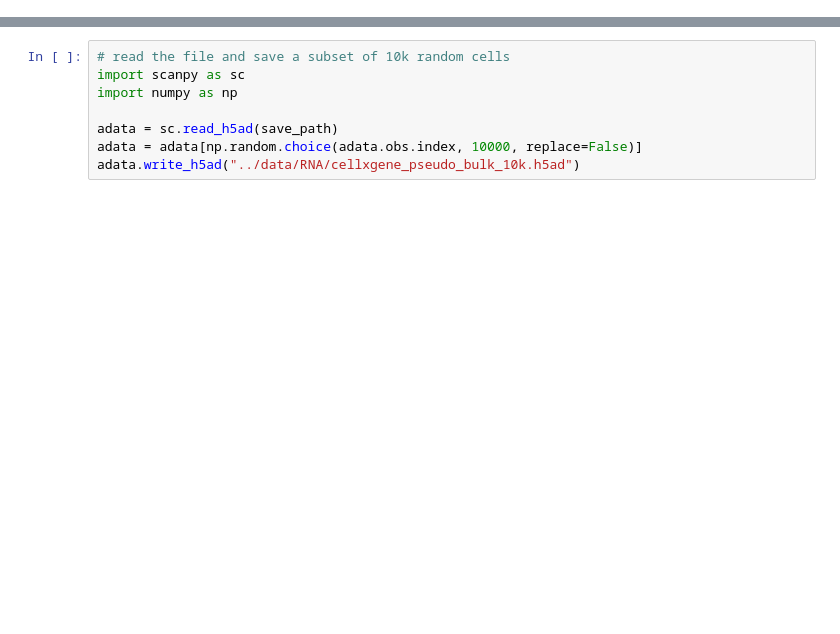
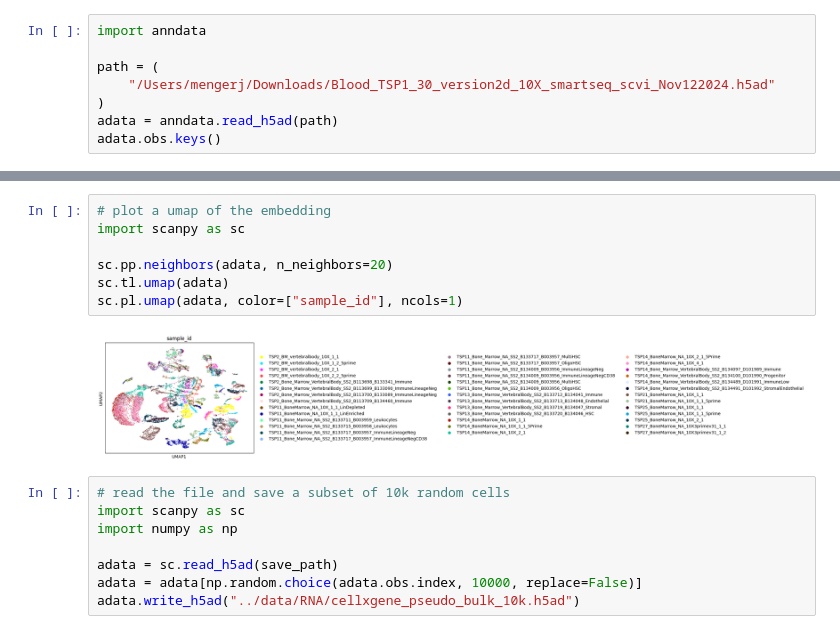
Before and after one commit to mengerj/adata_hf_datasets, a Jupyter notebook: notebooks/download_from_link.ipynb, the cells around one changed output, grey strips where cells are left out. Saved outputs shown, nothing was run; the diff lists cells and outputs as text; blank space fills up the shorter version.

```diff
--- a/notebooks/download_from_link.ipynb
+++ b/notebooks/download_from_link.ipynb
@@ -13,0 +15,8 @@ adata = anndata.read_h5ad("../data/RNA/raw/train/geo_7k.h5ad")
+# %%
+import anndata
+
+path = (
+    "/Users/mengerj/Downloads/Blood_TSP1_30_version2d_10X_smartseq_scvi_Nov122024.h5ad"
+)
+adata = anndata.read_h5ad(path)
+adata.obs.keys()
@@ -14,3 +89,12 @@ adata = anndata.read_h5ad("../data/RNA/raw/train/geo_7k.h5ad")
+# %%
+# plot a umap of the embedding
+import scanpy as sc
+
+sc.pp.neighbors(adata, n_neighbors=20)
+sc.tl.umap(adata)
+sc.pl.umap(adata, color=["sample_id"], ncols=1)
+# %% [output]
+[figure, added]
 # %%
 # read the file and save a subset of 10k random cells
 import scanpy as sc
```
Also changed, not shown: parts of 9 cells of this notebook, 4 other files.
